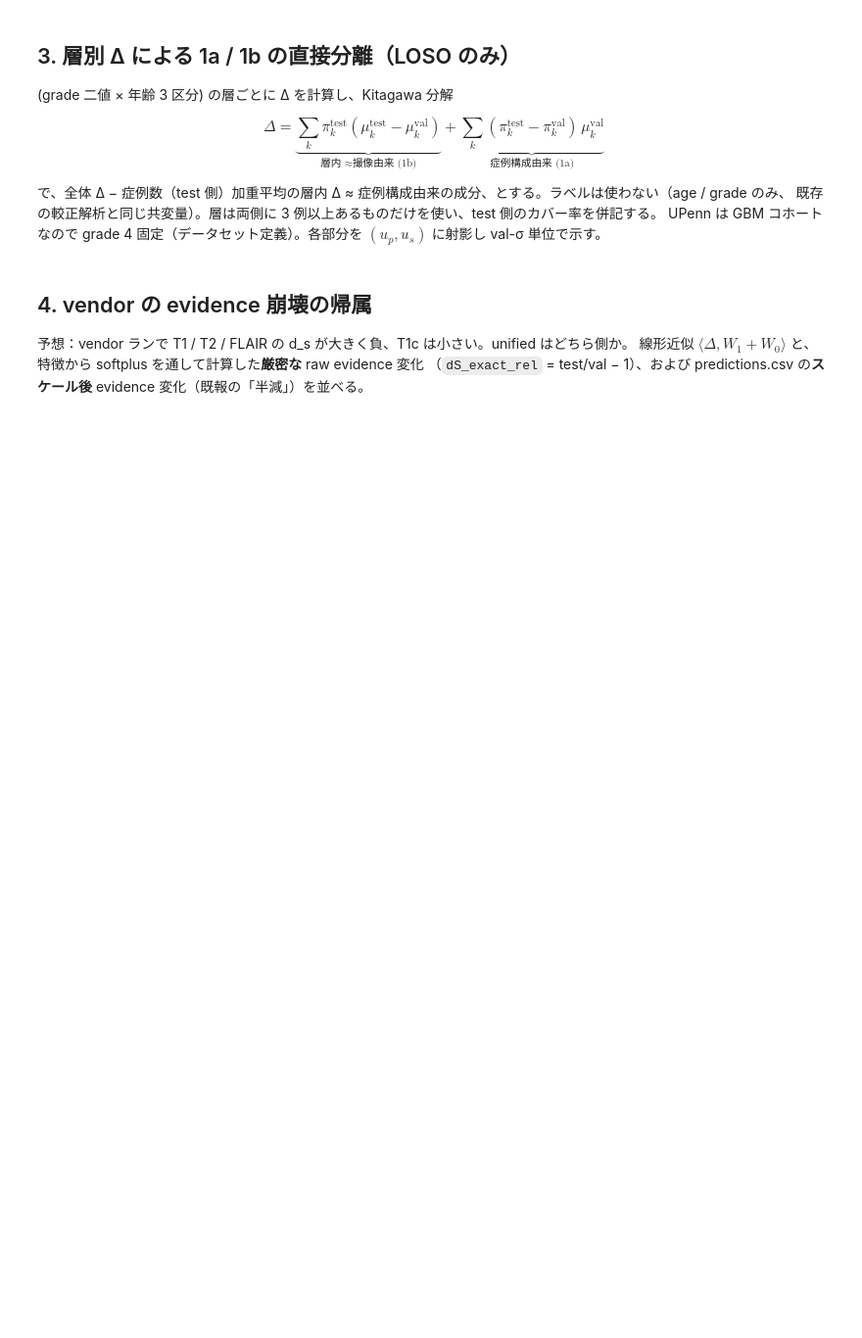
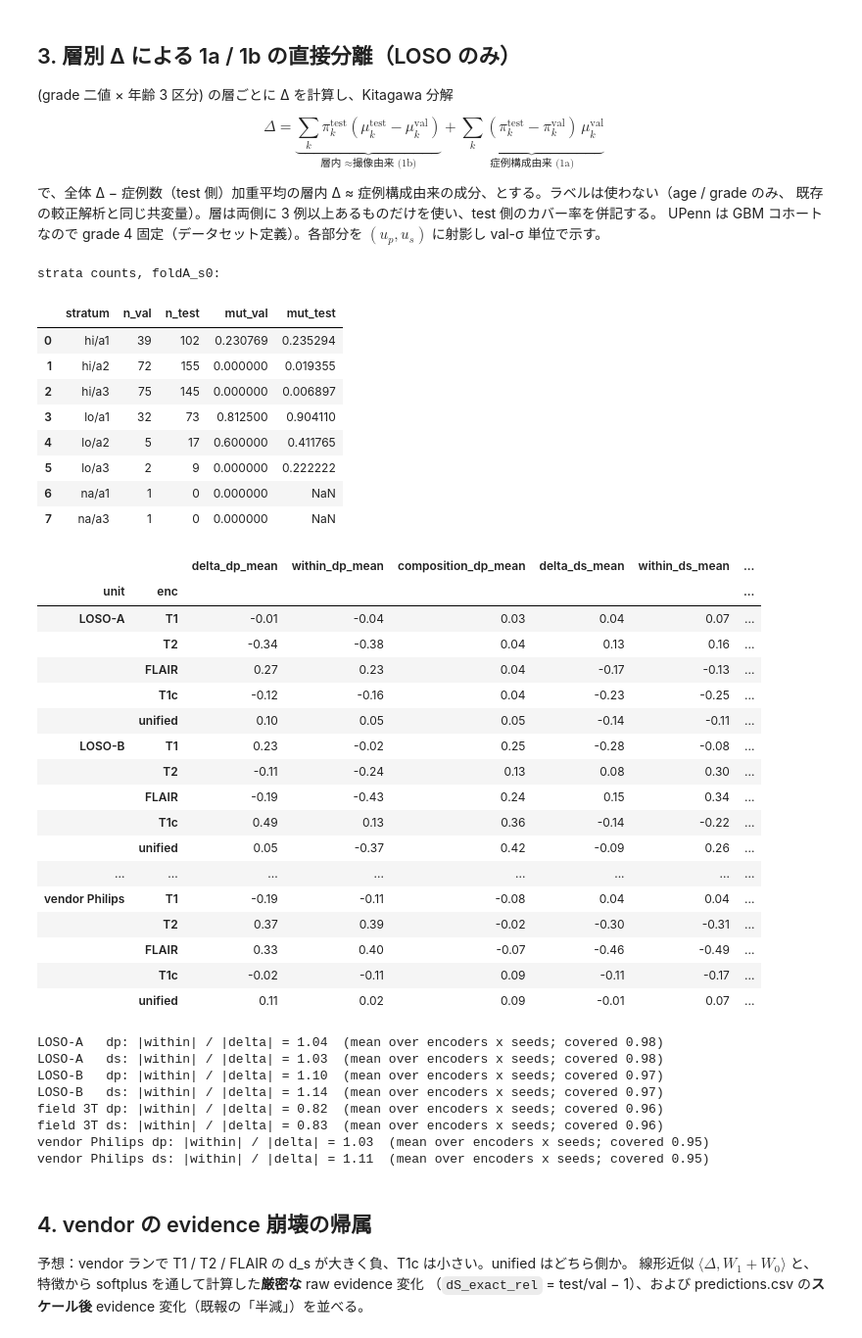
Before and after one commit to satoc1907/OpenIDH, a Jupyter notebook: notebooks/05_shift_decomposition.ipynb, the cells around one changed output. Shown at 98% size. Drawn from its saved outputs; the diff is of its cells as text; code cells hidden in the pictures; blank space fills up the shorter version.

```diff
--- a/notebooks/05_shift_decomposition.ipynb
+++ b/notebooks/05_shift_decomposition.ipynb
@@ -123,29 +190,66 @@ $$\Delta = \underbrace{\sum_k \pi^{\text{test}}_k(\mu^{\text{test}}_k - \mu^{\te
 既存の較正解析と同じ共変量）。層は両側に 3 例以上あるものだけを使い、test 側のカバー率を併記する。
 UPenn は GBM コホートなので grade 4 固定（データセット定義）。各部分を $(u_p, u_s)$ に射影し val-σ 単位で示す。
 # %%
-loso_runs = [r for r in present if sr.unit_of(r)[1] == "site"]
+loso_runs = [r for r in present if sr.unit_of(r)[1] in ("site", "probe")]   # LOSO first, then the probes
 strat_rows = []
 for r in loso_runs:
     rd = sr.load_run(runs_dir, r)
     strat_rows += sr.stratified_run(rd)
 strat = pd.DataFrame(strat_rows)
 if len(strat):
     strat["enc"] = pd.Categorical(strat["enc"], ENCODERS)
     for r in loso_runs[:1]:
         print(f"strata counts, {r}:"); display(sr.strata_table(sr.load_run(runs_dir, r)))
     cols = ["delta_dp", "within_dp", "composition_dp", "delta_ds", "within_ds", "composition_ds", "covered"]
     g = strat.groupby(["unit", "enc"], observed=True)[cols]
     strat_summ = pd.concat([g.mean().add_suffix("_mean"), g.std(ddof=1).fillna(0).add_suffix("_sd")], axis=1).round(2)
     display(strat_summ)
     # share of the in-plane shift that survives holding the case mix fixed
     for u in strat["unit"].unique():
         s = strat[strat.unit == u]
         for comp in ("dp", "ds"):
             tot = s[f"delta_{comp}"].abs().mean(); win = s[f"within_{comp}"].abs().mean()
             print(f"{u:8s} {comp}: |within| / |delta| = {win / tot if tot else float('nan'):.2f}  "
                   f"(mean over encoders x seeds; covered {s['covered'].mean():.2f})")
 else:
     print("no LOSO run has features — analysis 3 skipped")
+# %% [output]
+strata counts, foldA_s0:
+|  | stratum | n_val | n_test | mut_val | mut_test |
+| 0 | hi/a1 | 39 | 102 | 0.230769 | 0.235294 |
+| 1 | hi/a2 | 72 | 155 | 0.000000 | 0.019355 |
+| 2 | hi/a3 | 75 | 145 | 0.000000 | 0.006897 |
+| 3 | lo/a1 | 32 | 73 | 0.812500 | 0.904110 |
+| 4 | lo/a2 | 5 | 17 | 0.600000 | 0.411765 |
+| 5 | lo/a3 | 2 | 9 | 0.000000 | 0.222222 |
+| 6 | na/a1 | 1 | 0 | 0.000000 | NaN |
+| 7 | na/a3 | 1 | 0 | 0.000000 | NaN |
+|  |  | delta_dp_mean | within_dp_mean | composition_dp_mean | delta_ds_mean | within_ds_mean | ... |
+| unit | enc |  |  |  |  |  | ... |
+| LOSO-A | T1 | -0.01 | -0.04 | 0.03 | 0.04 | 0.07 | ... |
+|  | T2 | -0.34 | -0.38 | 0.04 | 0.13 | 0.16 | ... |
+|  | FLAIR | 0.27 | 0.23 | 0.04 | -0.17 | -0.13 | ... |
+|  | T1c | -0.12 | -0.16 | 0.04 | -0.23 | -0.25 | ... |
+|  | unified | 0.10 | 0.05 | 0.05 | -0.14 | -0.11 | ... |
+| LOSO-B | T1 | 0.23 | -0.02 | 0.25 | -0.28 | -0.08 | ... |
+|  | T2 | -0.11 | -0.24 | 0.13 | 0.08 | 0.30 | ... |
+|  | FLAIR | -0.19 | -0.43 | 0.24 | 0.15 | 0.34 | ... |
+|  | T1c | 0.49 | 0.13 | 0.36 | -0.14 | -0.22 | ... |
+|  | unified | 0.05 | -0.37 | 0.42 | -0.09 | 0.26 | ... |
+| ... | ... | ... | ... | ... | ... | ... | ... |
+| vendor Philips | T1 | -0.19 | -0.11 | -0.08 | 0.04 | 0.04 | ... |
+|  | T2 | 0.37 | 0.39 | -0.02 | -0.30 | -0.31 | ... |
+|  | FLAIR | 0.33 | 0.40 | -0.07 | -0.46 | -0.49 | ... |
+|  | T1c | -0.02 | -0.11 | 0.09 | -0.11 | -0.17 | ... |
+|  | unified | 0.11 | 0.02 | 0.09 | -0.01 | 0.07 | ... |
+LOSO-A   dp: |within| / |delta| = 1.04  (mean over encoders x seeds; covered 0.98)
+LOSO-A   ds: |within| / |delta| = 1.03  (mean over encoders x seeds; covered 0.98)
+LOSO-B   dp: |within| / |delta| = 1.10  (mean over encoders x seeds; covered 0.97)
+LOSO-B   ds: |within| / |delta| = 1.14  (mean over encoders x seeds; covered 0.97)
+field 3T dp: |within| / |delta| = 0.82  (mean over encoders x seeds; covered 0.96)
+field 3T ds: |within| / |delta| = 0.83  (mean over encoders x seeds; covered 0.96)
+vendor Philips dp: |within| / |delta| = 1.03  (mean over encoders x seeds; covered 0.95)
+vendor Philips ds: |within| / |delta| = 1.11  (mean over encoders x seeds; covered 0.95)
 # %% [markdown]
 ## 4. vendor の evidence 崩壊の帰属
 
```
Also changed, not shown: parts of 7 cells of this notebook, 5 other files.
